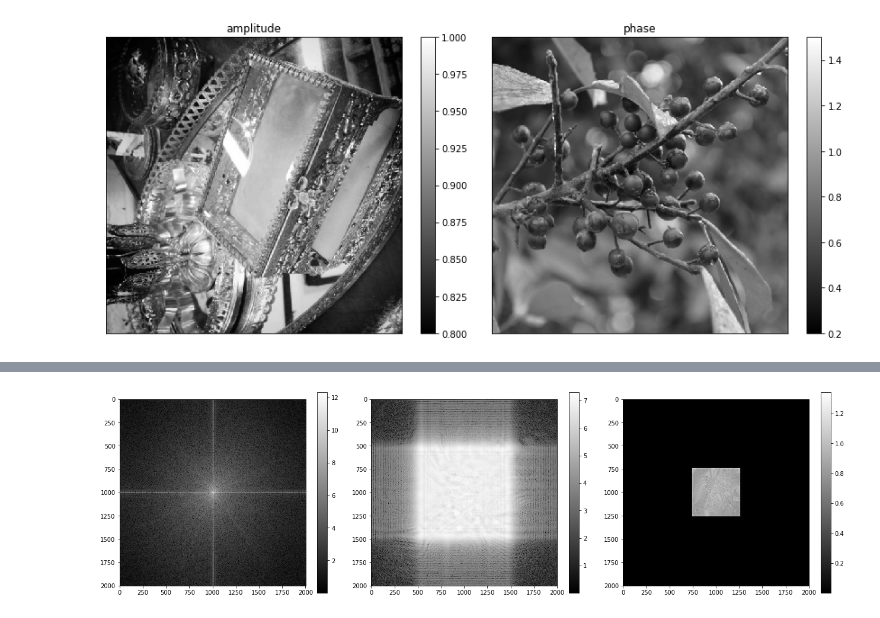
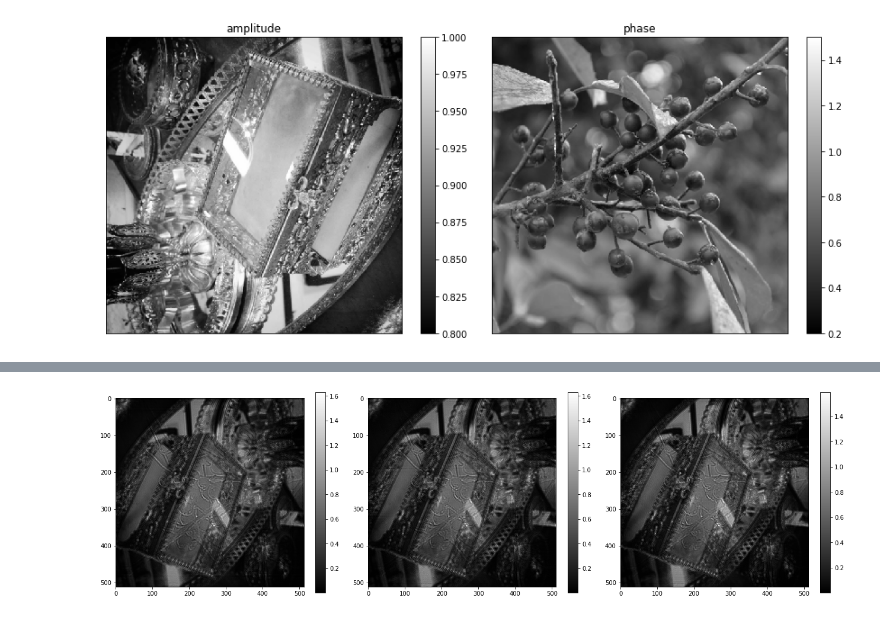
Before and after one commit to yimencc/workspace, a Jupyter notebook: TIE_Simulation/util.ipynb, the cells around one changed output, grey strips where cells are left out. Drawn from its saved outputs; the diff is of its cells as text; code cells hidden in the pictures.

Commit message:
search the most appropriate relative NA of lens_transfer

```diff
--- a/TIE_Simulation/util.ipynb
+++ b/TIE_Simulation/util.ipynb
@@ -24,7 +24,7 @@ WAVELENGTH = 500e-9
 imgs_path = "D:\\Workspace\\datasets\\open_image_val_standard"
 imgs_name_list = os.listdir(imgs_path)[0:2]
 imgs_fpath_list = [os.path.join(imgs_path, img_name) for img_name in imgs_name_list]
-amp_img = img_val_norm(resize(sio.imread(imgs_fpath_list[0]), (PIXEL_NUM, PIXEL_NUM)), 0.8, 1)
+amp_img = img_val_norm(resize(sio.imread(imgs_fpath_list[0]), (PIXEL_NUM, PIXEL_NUM)), 0.1, 1)
 pha_img = img_val_norm(resize(sio.imread(imgs_fpath_list[1]), (PIXEL_NUM, PIXEL_NUM)), 0.2, 1.5)
 # %%
 # plt.figure(figsize=[10, 4])
@@ -46,9 +46,15 @@ import imaging_process
 imp.reload(imaging_process)
 from imaging_process import ft2, ift2, Wavefront, tie_solution, img_val_norm, Check
 
-ff = 50e-3
+ff = 100e-3
 d1 = 2*ff
 d2 = 2*ff
 
-wf_obj = Wavefront.from_bioimage(amp_img, pha_img, WAVELENGTH, PIXEL_SIZE)
-pre_lens_ft, imaging_ft, imaging_pl_focus = wf_obj.lens_transfer(d1=d1, focus=ff, d2=d2, relative_na=1.)
+img_list = []
+for r_na in np.arange(0.3, 1.0, 0.02):
+    del wf_obj
+    wf_obj = Wavefront.from_bioimage(amp_img, pha_img, WAVELENGTH, PIXEL_SIZE)
+    print(r_na)
+    imaging_pl_focus = wf_obj.lens_transfer(d1=d1, focus=ff, d2=d2, relative_na=r_na).wavefront
+    img_intensity = abs(imaging_pl_focus*imaging_pl_focus.conj())
+    img_list.append(img_intensity)
@@ -55,15 +79,15 @@ pre_lens_ft, imaging_ft, imaging_pl_focus = wf_obj.lens_transfer(d1=d1, focus=ff
 # %%
 plt.figure(figsize=[18, 5])
 plt.subplot(131)
-plt.imshow(np.log(1+abs(pre_lens_ft)), cmap="gray")
+plt.imshow(img_list[7], cmap="gray")
 plt.colorbar()
 plt.subplot(132)
-plt.imshow(np.log(1+abs(imaging_ft)), cmap="gray")
+plt.imshow(img_list[8], cmap="gray")
 plt.colorbar()
 plt.subplot(133)
-plt.imshow(abs(ift2(imaging_ft)), cmap="gray")
+plt.imshow(img_list[10], cmap="gray")
 plt.colorbar()
 plt.tight_layout()
 plt.show()
 # %% [output]
-[figure, old version]
+[figure, new version]
```
Also changed, not shown: parts of 2 cells of this notebook, 1 other file.
